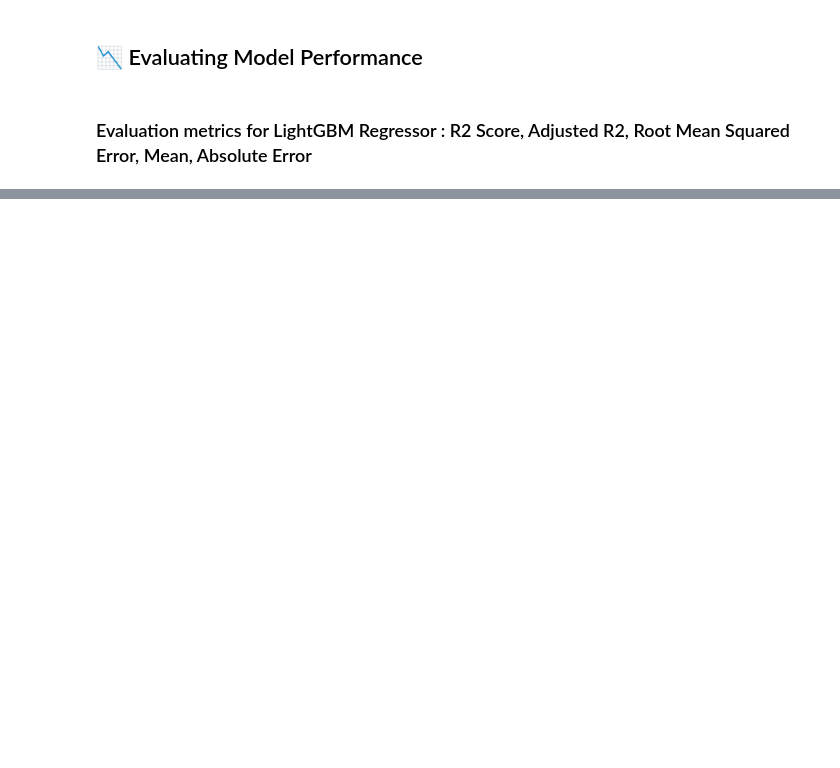
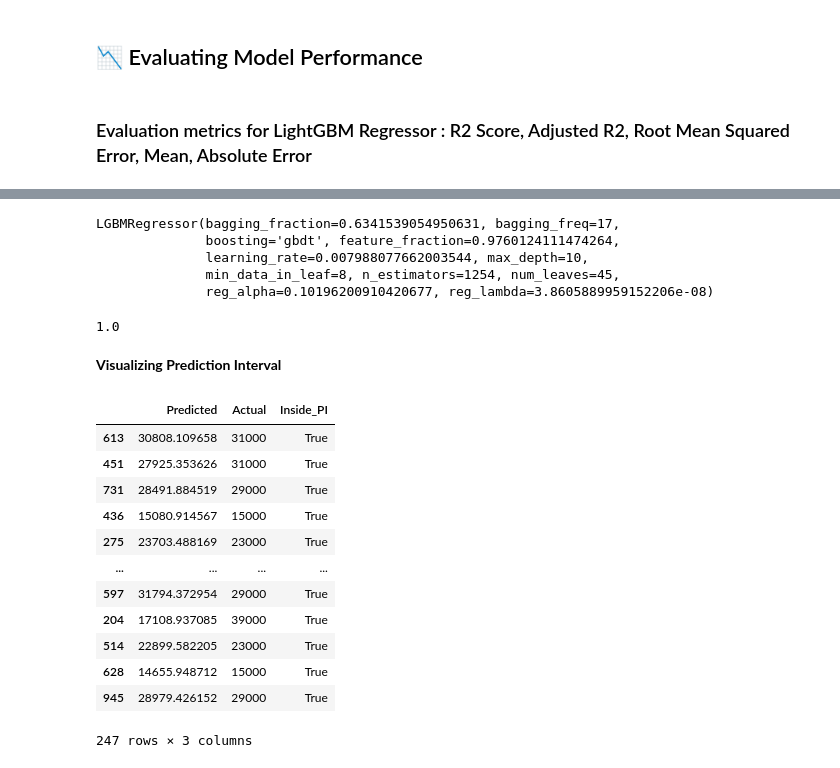
Before and after one commit to RahulHipparkar/Insurance-Premium-Prediction, a Jupyter notebook: insurance-premium-prediction.ipynb, the cells around one changed output, grey strips where cells are left out. Saved outputs shown, nothing was run; the diff lists cells and outputs as text; code cells hidden in the pictures; blank space fills up the shorter version.

```diff
--- a/insurance-premium-prediction.ipynb
+++ b/insurance-premium-prediction.ipynb
@@ -1085,0 +1092,9 @@ metrics
+# %%
+model = lgb.LGBMRegressor(**params)
+model.fit(X_fit,y_fit)
+# %% [output]
+LGBMRegressor(bagging_fraction=0.6341539054950631, bagging_freq=17,
+              boosting='gbdt', feature_fraction=0.9760124111474264,
+              learning_rate=0.007988077662003544, max_depth=10,
+              min_data_in_leaf=8, n_estimators=1254, num_leaves=45,
+              reg_alpha=0.10196200910420677, reg_lambda=3.8605889959152206e-08)
@@ -1085,0 +1109,30 @@ metrics
+# %%
+coverage = np.mean((y_test >= pi_low) & (y_test <= pi_high))
+coverage
+# %% [output]
+1.0
+# %% [markdown]
+**Visualizing Prediction Interval**
+# %%
+outside = (y_test < pi_low )| (y_test > pi_high)
+df_plot = pd.DataFrame({
+    'Predicted': y_pred,
+    'Actual' : y_test,
+    'Inside_PI': ~outside
+})
+
+df_plot
+# %% [output]
+|  | Predicted | Actual | Inside_PI |
+| 613 | 30808.109658 | 31000 | True |
+| 451 | 27925.353626 | 31000 | True |
+| 731 | 28491.884519 | 29000 | True |
+| 436 | 15080.914567 | 15000 | True |
+| 275 | 23703.488169 | 23000 | True |
+| ... | ... | ... | ... |
+| 597 | 31794.372954 | 29000 | True |
+| 204 | 17108.937085 | 39000 | True |
+| 514 | 22899.582205 | 23000 | True |
+| 628 | 14655.948712 | 15000 | True |
+| 945 | 28979.426152 | 29000 | True |
+247 rows × 3 columns
```
Also changed, not shown: parts of 20 cells of this notebook.
